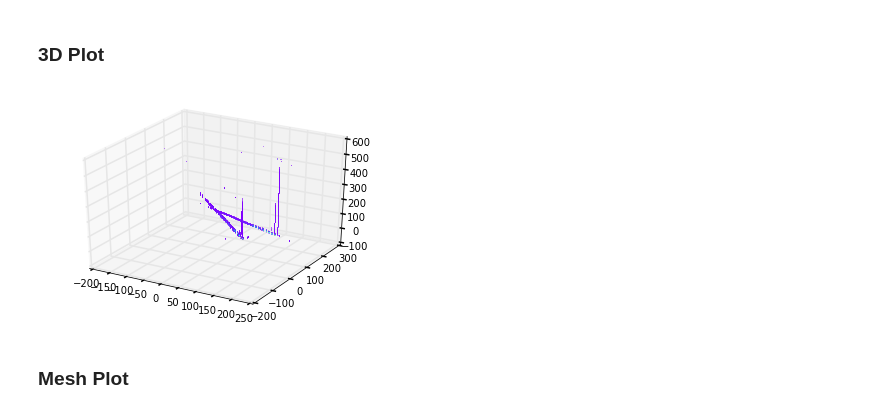
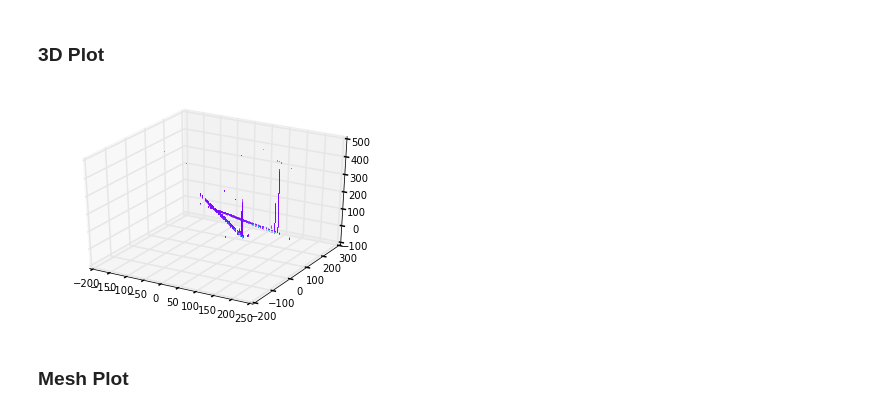
Before and after one commit to chchen123/pytpc, a Jupyter notebook: Viewer.ipynb, the cells around one changed output. Drawn from its saved outputs; the diff is of its cells as text; code cells hidden in the pictures.

```diff
--- a/Viewer.ipynb
+++ b/Viewer.ipynb
@@ -17,7 +16,7 @@ import scipy.stats as ss
 # %% [markdown]
 The event file should always be loaded.
 # %%
-ef = evtdata.EventFile("/Users/josh/Documents/Data/Alphas-Dec14/run_0108_ps.evt")
+ef = pytpc.EventFile("/Users/josh/Documents/Data/Alphas-Dec14/run_0108_ps.evt")
 #ef = evtdata.EventFile("/Users/josh/Documents/Data/Alphas-Dec14/OldEvts/run_0048.evt")
 # %% [output]
 Opened file: /Users/josh/Documents/Data/Alphas-Dec14/run_0108_ps.evt
@@ -31,7 +30,7 @@ pm = evtdata.load_padmap("/Users/josh/Dropbox/routing/Lookup20141208.csv")
 # %% [markdown]
 This one reads the event from the file:
 # %%
-evt = ef.read_event_by_number(102)
+evt = ef[102]
 # %% [markdown]
 If pedestals have not been subtracted already in the file, then run this cell:
 # %%
@@ -47,9 +48,9 @@ p = tpcplot.pad_plot(evt.hits())
 # %% [markdown]
 ### 3D Plot
 # %%
-cp = tpcplot.chamber_plot(evt.xyzs())
+cp = pytpc.chamber_plot(evt.xyzs(drift_vel=1, clock=12.5))
 # %% [output]
-[figure, old version]
+[figure, new version]
 # %% [markdown]
 ### Mesh Plot
 # %%
```
Also changed, not shown: parts of 2 cells of this notebook.
